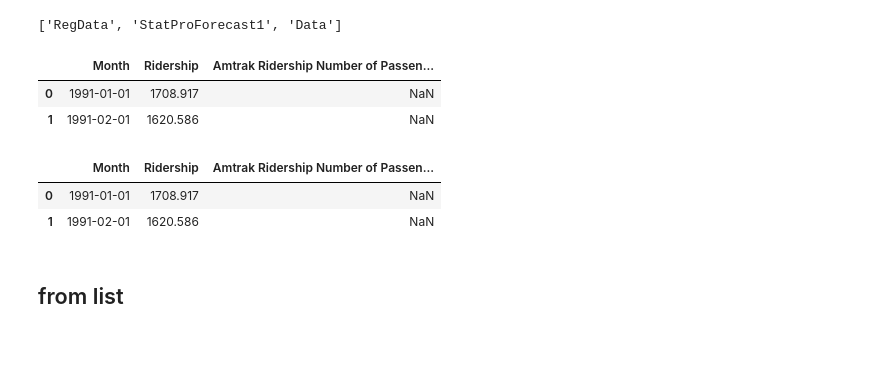
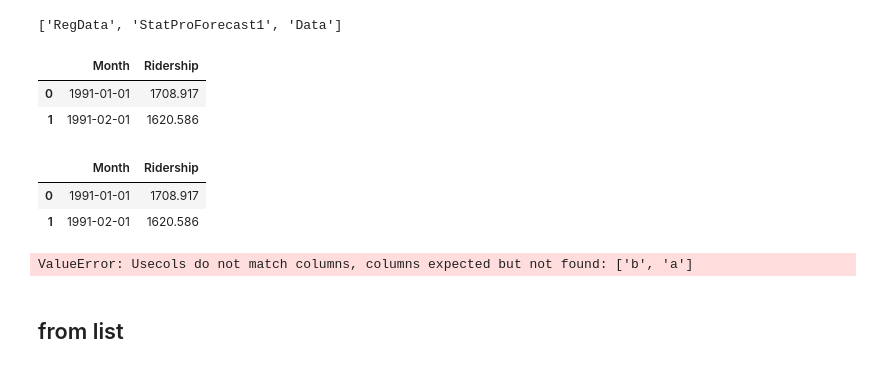
Before and after one commit to mayi140611/myappsexlib, a Jupyter notebook: data-structure-pandas.ipynb, the cells around one changed output. Drawn from its saved outputs; the diff is of its cells as text; code cells hidden in the pictures.

```diff
--- a/data-structure-pandas.ipynb
+++ b/data-structure-pandas.ipynb
@@ -261,20 +261,26 @@ tmp3.sheet_names
 ['RegData', 'StatProForecast1', 'Data']
 # %%
 # 读取Excel的指定data为DataFrame
-tmp4=tmp3.parse('Data')
+tmp4=tmp3.parse('Data', usecols=[0, 1])
 tmp4.head(2)
 # %% [output]
-|  | Month | Ridership | Amtrak Ridership Number of Passen... |
-| 0 | 1991-01-01 | 1708.917 | NaN |
-| 1 | 1991-02-01 | 1620.586 | NaN |
+|  | Month | Ridership |
+| 0 | 1991-01-01 | 1708.917 |
+| 1 | 1991-02-01 | 1620.586 |
+# %%
+# 读取Excel的指定data为DataFrame
+tmp4=tmp3.parse('Data', usecols='A,B')
+tmp4.head(2)
+# %% [output]
+|  | Month | Ridership |
+| 0 | 1991-01-01 | 1708.917 |
+| 1 | 1991-02-01 | 1620.586 |
 # %%
 # 如果已经知道sheet name，也可以直接读取
-tmp5 = pd.read_excel('../../Downloads/Amtrak.xls', sheet_name='Data')
+tmp5 = pd.read_excel('../../Downloads/Amtrak.xls', sheet_name='Data', usecols=['a', 'b'])
 tmp5.head(2)
 # %% [output]
-|  | Month | Ridership | Amtrak Ridership Number of Passen... |
-| 0 | 1991-01-01 | 1708.917 | NaN |
-| 1 | 1991-02-01 | 1620.586 | NaN |
+ValueError: Usecols do not match columns, columns expected but not found: ['b', 'a']
 # %% [markdown]
 ## from list
 # %%
```
Also changed, not shown: parts of 1 cell of this notebook, 4 other files.
